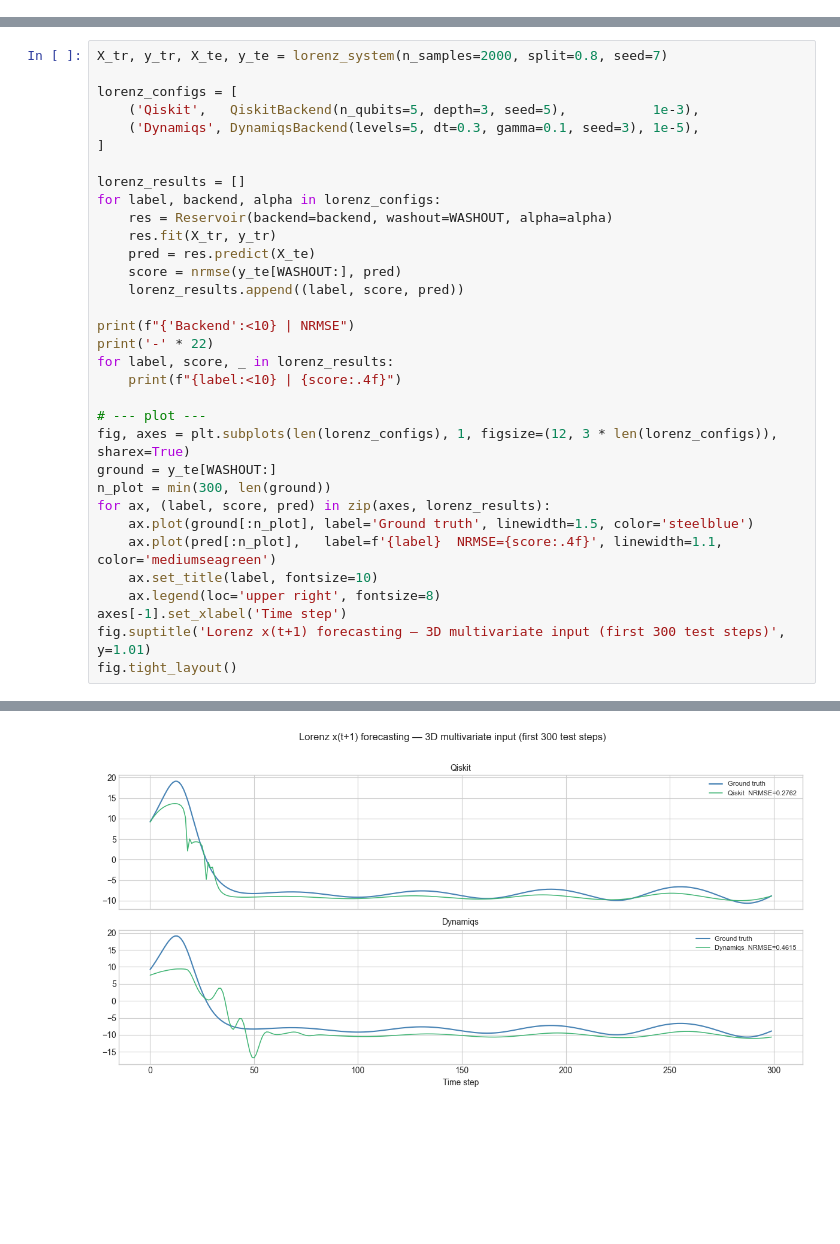
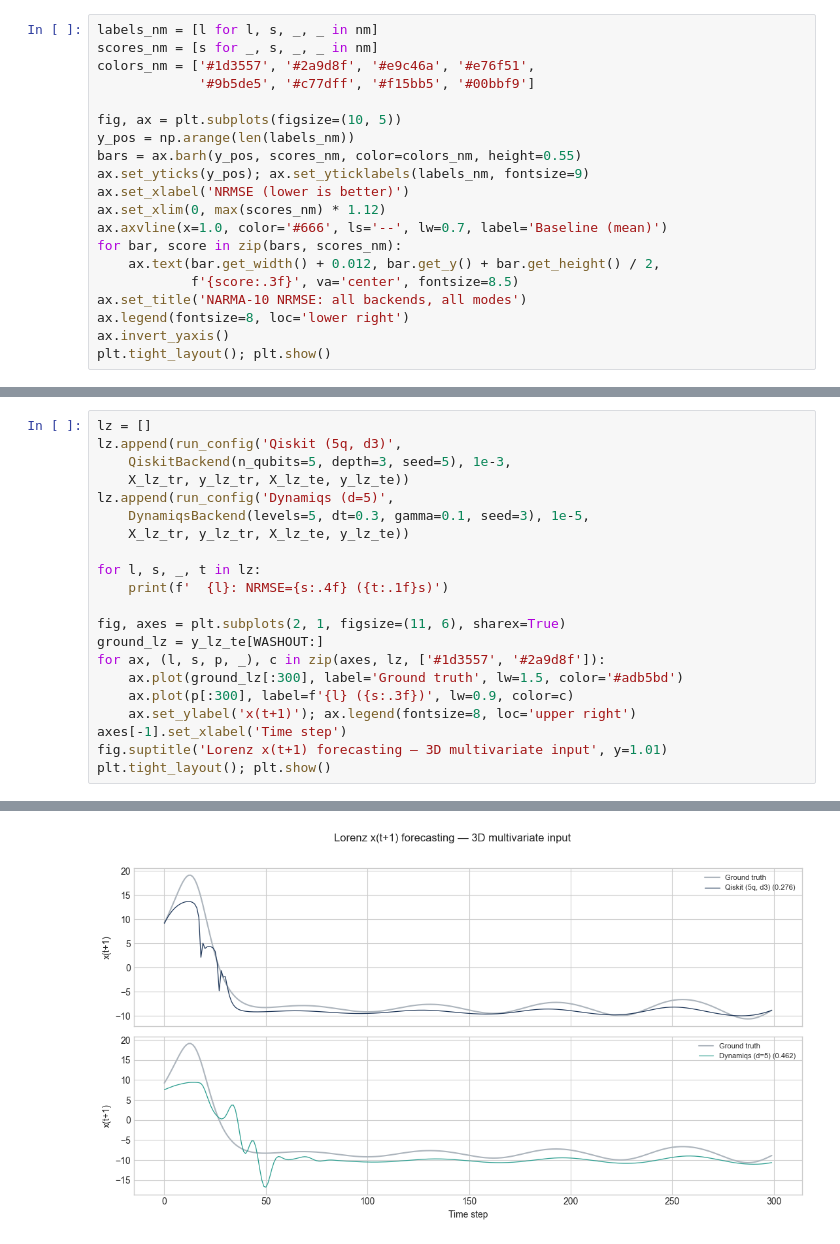
Before and after one commit to melaz2888/qrc-engine, a Jupyter notebook: notebooks/qrc_engine_evaluation.ipynb, the cells around one changed output, grey strips where cells are left out. Drawn from its saved outputs; the diff is of its cells as text; blank space fills up the shorter version.

```diff
--- a/notebooks/qrc_engine_evaluation.ipynb
+++ b/notebooks/qrc_engine_evaluation.ipynb
@@ -220,0 +255,20 @@ Dynamiqs   | 0.7516  | beats baseline
+# %%
+labels_nm = [l for l, s, _, _ in nm]
+scores_nm = [s for _, s, _, _ in nm]
+colors_nm = ['#1d3557', '#2a9d8f', '#e9c46a', '#e76f51',
+             '#9b5de5', '#c77dff', '#f15bb5', '#00bbf9']
+
+fig, ax = plt.subplots(figsize=(10, 5))
+y_pos = np.arange(len(labels_nm))
+bars = ax.barh(y_pos, scores_nm, color=colors_nm, height=0.55)
+ax.set_yticks(y_pos); ax.set_yticklabels(labels_nm, fontsize=9)
+ax.set_xlabel('NRMSE (lower is better)')
+ax.set_xlim(0, max(scores_nm) * 1.12)
+ax.axvline(x=1.0, color='#666', ls='--', lw=0.7, label='Baseline (mean)')
+for bar, score in zip(bars, scores_nm):
+    ax.text(bar.get_width() + 0.012, bar.get_y() + bar.get_height() / 2,
+            f'{score:.3f}', va='center', fontsize=8.5)
+ax.set_title('NARMA-10 NRMSE: all backends, all modes')
+ax.legend(fontsize=8, loc='lower right')
+ax.invert_yaxis()
+plt.tight_layout(); plt.show()
@@ -225,34 +281,22 @@ The Lorenz task exercises the **multivariate input path**: the 3-component state
 # %%
-X_tr, y_tr, X_te, y_te = lorenz_system(n_samples=2000, split=0.8, seed=7)
+lz = []
+lz.append(run_config('Qiskit (5q, d3)',
+    QiskitBackend(n_qubits=5, depth=3, seed=5), 1e-3,
+    X_lz_tr, y_lz_tr, X_lz_te, y_lz_te))
+lz.append(run_config('Dynamiqs (d=5)',
+    DynamiqsBackend(levels=5, dt=0.3, gamma=0.1, seed=3), 1e-5,
+    X_lz_tr, y_lz_tr, X_lz_te, y_lz_te))
 
-lorenz_configs = [
-    ('Qiskit',   QiskitBackend(n_qubits=5, depth=3, seed=5),           1e-3),
-    ('Dynamiqs', DynamiqsBackend(levels=5, dt=0.3, gamma=0.1, seed=3), 1e-5),
-]
+for l, s, _, t in lz:
+    print(f'  {l}: NRMSE={s:.4f} ({t:.1f}s)')
 
-lorenz_results = []
-for label, backend, alpha in lorenz_configs:
-    res = Reservoir(backend=backend, washout=WASHOUT, alpha=alpha)
-    res.fit(X_tr, y_tr)
-    pred = res.predict(X_te)
-    score = nrmse(y_te[WASHOUT:], pred)
-    lorenz_results.append((label, score, pred))
-
-print(f"{'Backend':<10} | NRMSE")
-print('-' * 22)
-for label, score, _ in lorenz_results:
-    print(f"{label:<10} | {score:.4f}")
-
-# --- plot ---
-fig, axes = plt.subplots(len(lorenz_configs), 1, figsize=(12, 3 * len(lorenz_configs)), sharex=True)
-ground = y_te[WASHOUT:]
-n_plot = min(300, len(ground))
-for ax, (label, score, pred) in zip(axes, lorenz_results):
-    ax.plot(ground[:n_plot], label='Ground truth', linewidth=1.5, color='steelblue')
-    ax.plot(pred[:n_plot],   label=f'{label}  NRMSE={score:.4f}', linewidth=1.1, color='mediumseagreen')
-    ax.set_title(label, fontsize=10)
-    ax.legend(loc='upper right', fontsize=8)
+fig, axes = plt.subplots(2, 1, figsize=(11, 6), sharex=True)
+ground_lz = y_lz_te[WASHOUT:]
+for ax, (l, s, p, _), c in zip(axes, lz, ['#1d3557', '#2a9d8f']):
+    ax.plot(ground_lz[:300], label='Ground truth', lw=1.5, color='#adb5bd')
+    ax.plot(p[:300], label=f'{l} ({s:.3f})', lw=0.9, color=c)
+    ax.set_ylabel('x(t+1)'); ax.legend(fontsize=8, loc='upper right')
 axes[-1].set_xlabel('Time step')
-fig.suptitle('Lorenz x(t+1) forecasting — 3D multivariate input (first 300 test steps)', y=1.01)
-fig.tight_layout()
+fig.suptitle('Lorenz x(t+1) forecasting — 3D multivariate input', y=1.01)
+plt.tight_layout(); plt.show()
 # %% [output]
@@ -263 +305 @@ Dynamiqs   | 0.4615
-[figure, old version]
+[figure, new version]
```
Also changed, not shown: parts of 27 cells of this notebook, 4 other files.
